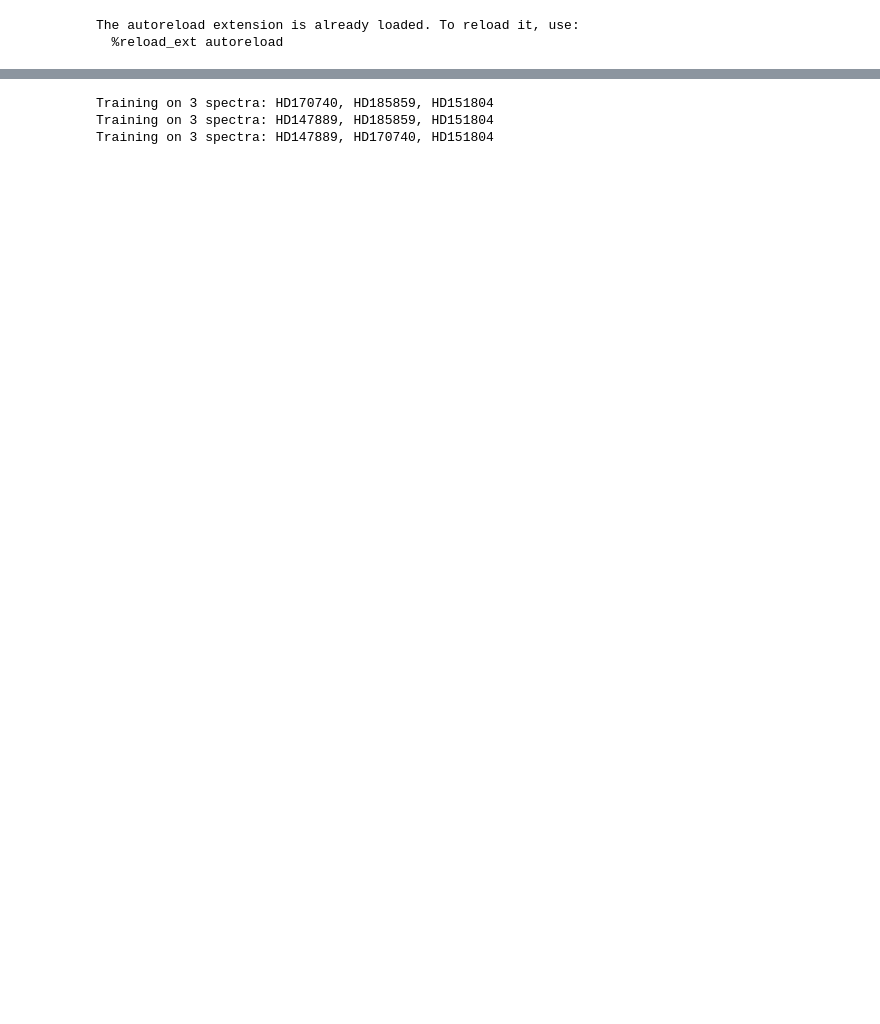
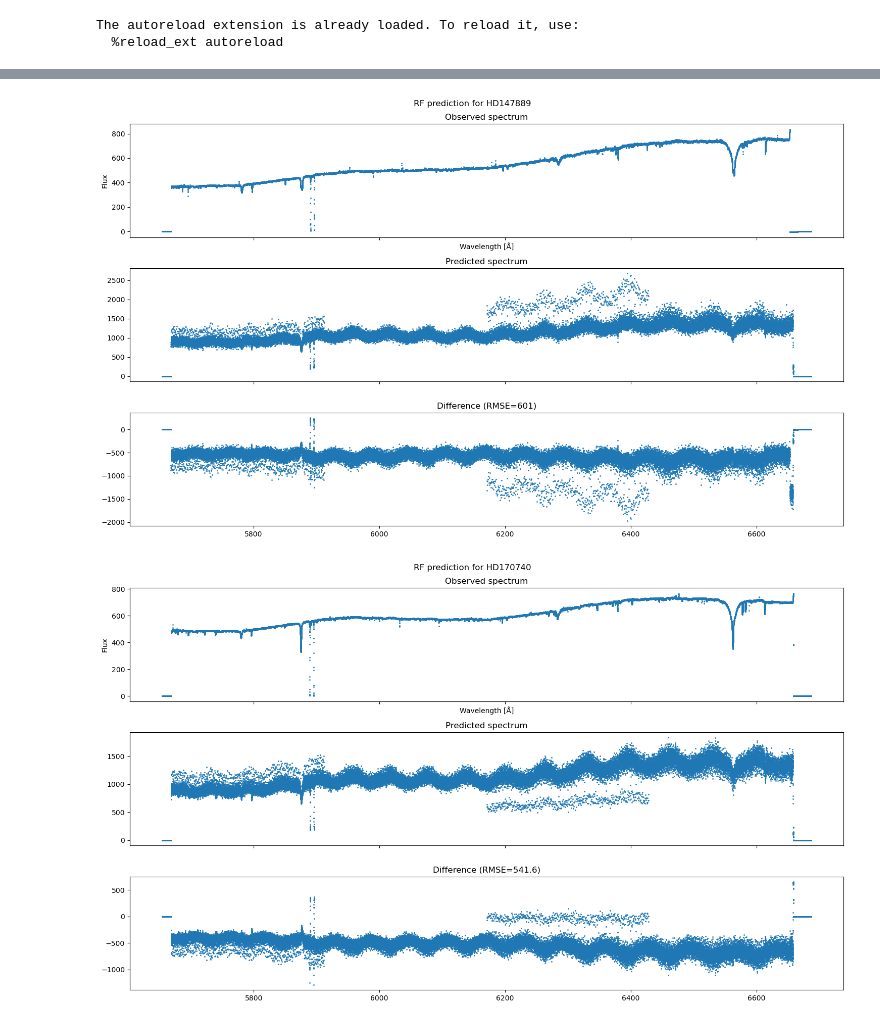
Before and after one commit to JvZeijl/brp-edibles, a Jupyter notebook: random_forest_2.ipynb, the cells around one changed output, grey strips where cells are left out. Drawn from its saved outputs; the diff is of its cells as text; code cells hidden in the pictures; blank space fills up the shorter version.

Commit message:
random forest with cross validation

```diff
--- a/random_forest_2.ipynb
+++ b/random_forest_2.ipynb
@@ -32,38 +36,39 @@ def train_rf(rf: RandomForestRegressor, spectra: list[Spectrum]) -> RandomForest
     flux = np.concatenate([spectrum.flux for spectrum in spectra])
 
     rf.fit(wavelength, flux)
 
 def plot_rf_prediction(rf: RandomForestRegressor, test_spectrum: Spectrum):
     fig, axes = plt.subplots(nrows=3, ncols=1, figsize=(15, 9), sharex=True)
 
     predicted_flux = rf.predict(test_spectrum.wavelength[:, np.newaxis])
     rmse = root_mean_squared_error(test_spectrum.flux, predicted_flux)
 
     test_spectrum.plot(axes[0])
-    axes[1].plot(test_spectrum.wavelength, predicted_flux, '.')
-    axes[2].plot(test_spectrum.wavelength, test_spectrum.flux - predicted_flux, '.')
+    axes[1].plot(test_spectrum.wavelength, predicted_flux, '.', ms=2)
+    axes[2].plot(test_spectrum.wavelength, test_spectrum.flux - predicted_flux, '.', ms=2)
 
     axes[0].set_title('Observed spectrum')
     axes[1].set_title('Predicted spectrum')
     axes[2].set_title(f'Difference (RMSE={rmse:.4g})')
 
     fig.suptitle(f'RF prediction for {test_spectrum.target}')
+    fig.tight_layout()
 
 
 def cross_validation(spectra: list[Spectrum], n_estimators=100):
     # Start with 0 estimators because it gets increased in the for-loop straightaway
-    rf = RandomForestRegressor(n_estimators=0, warm_start=True)
+    rf = RandomForestRegressor(n_estimators=0, warm_start=True, random_state=27)
+    spectra_tqdm = tqdm(spectra)
 
-    for spectrum in spectra:
+    for spectrum in spectra_tqdm:
         training_spectra = [spec for spec in spectra if spec is not spectrum]
         rf.n_estimators += n_estimators
 
-        print(f'Training on {len(training_spectra)} spectra: {', '.join([ts.target for ts in training_spectra])}')
+        spectra_tqdm.set_description(f'Training on {len(training_spectra)} spectra: {', '.join([ts.target for ts in training_spectra])}')
         train_rf(rf, training_spectra)
         plot_rf_prediction(rf, spectrum)
 
 cross_validation([hd147889, hd170740, hd185859, hd151804])
 # %% [output]
-Training on 3 spectra: HD170740, HD185859, HD151804
-Training on 3 spectra: HD147889, HD185859, HD151804
-Training on 3 spectra: HD147889, HD170740, HD151804
+[figure, added]
+[figure, added]
```
Also changed, not shown: parts of 3 cells of this notebook, 1 other file.
